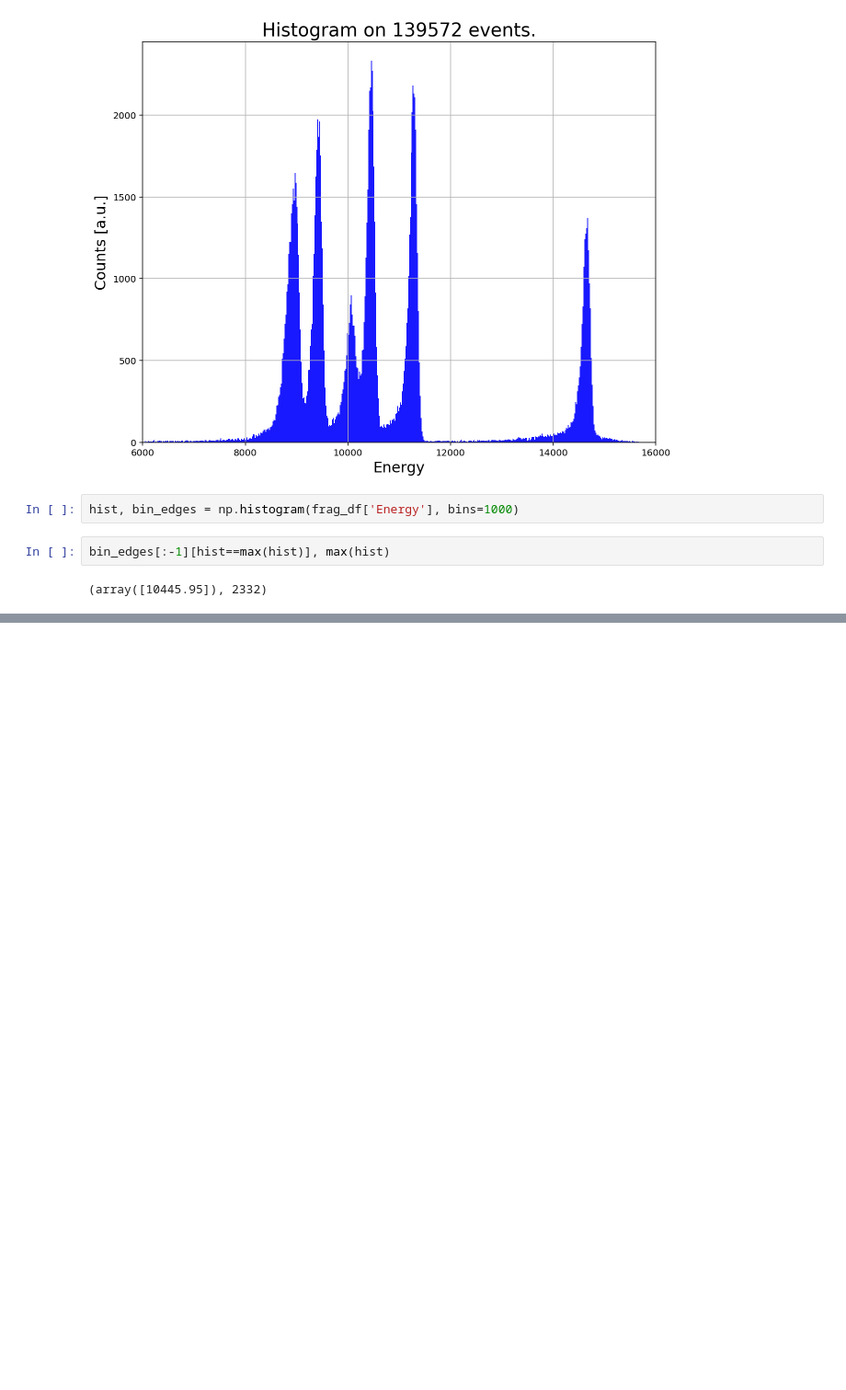
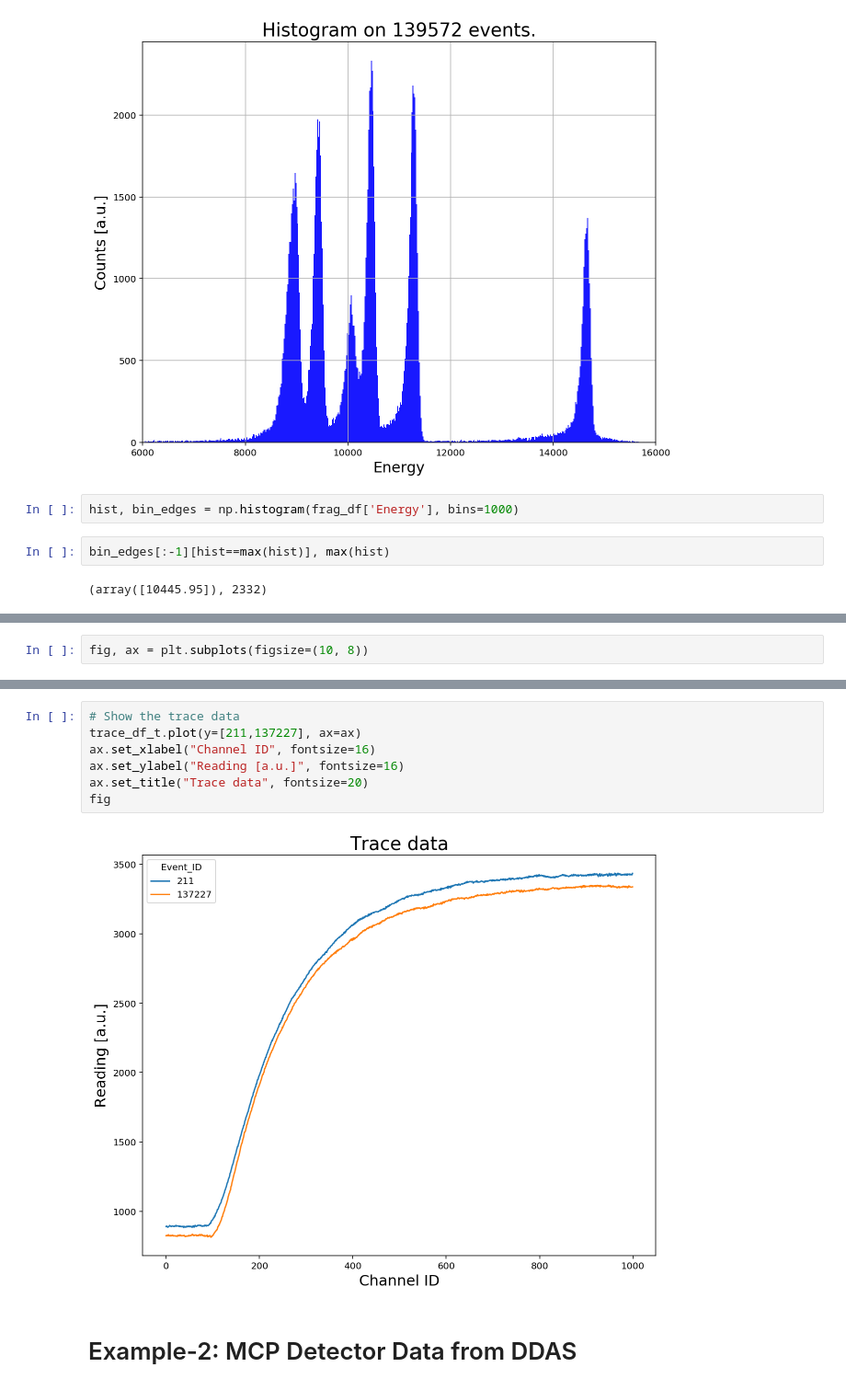
Before and after one commit to zhangt58/h5readout, a Jupyter notebook: python/read_data.ipynb, the cells around one changed output, grey strips where cells are left out. Shown at 92% size. Cells and saved outputs as stored; diff of their text form; blank space fills up the shorter version.

```diff
--- a/python/read_data.ipynb
+++ b/python/read_data.ipynb
@@ -145,0 +373,2 @@ trace_df_t.plot(y=[211,137227])
+# %%
+fig, ax = plt.subplots(figsize=(10, 8))
@@ -145,0 +377,11 @@ trace_df_t.plot(y=[211,137227])
+# %%
+# Show the trace data
+trace_df_t.plot(y=[211,137227], ax=ax)
+ax.set_xlabel("Channel ID", fontsize=16)
+ax.set_ylabel("Reading [a.u.]", fontsize=16)
+ax.set_title("Trace data", fontsize=20)
+fig
+# %% [output]
+[figure, added]
+# %% [markdown]
+# Example-2: MCP Detector Data from DDAS
```
Also changed, not shown: parts of 72 cells of this notebook, 1 other file.
